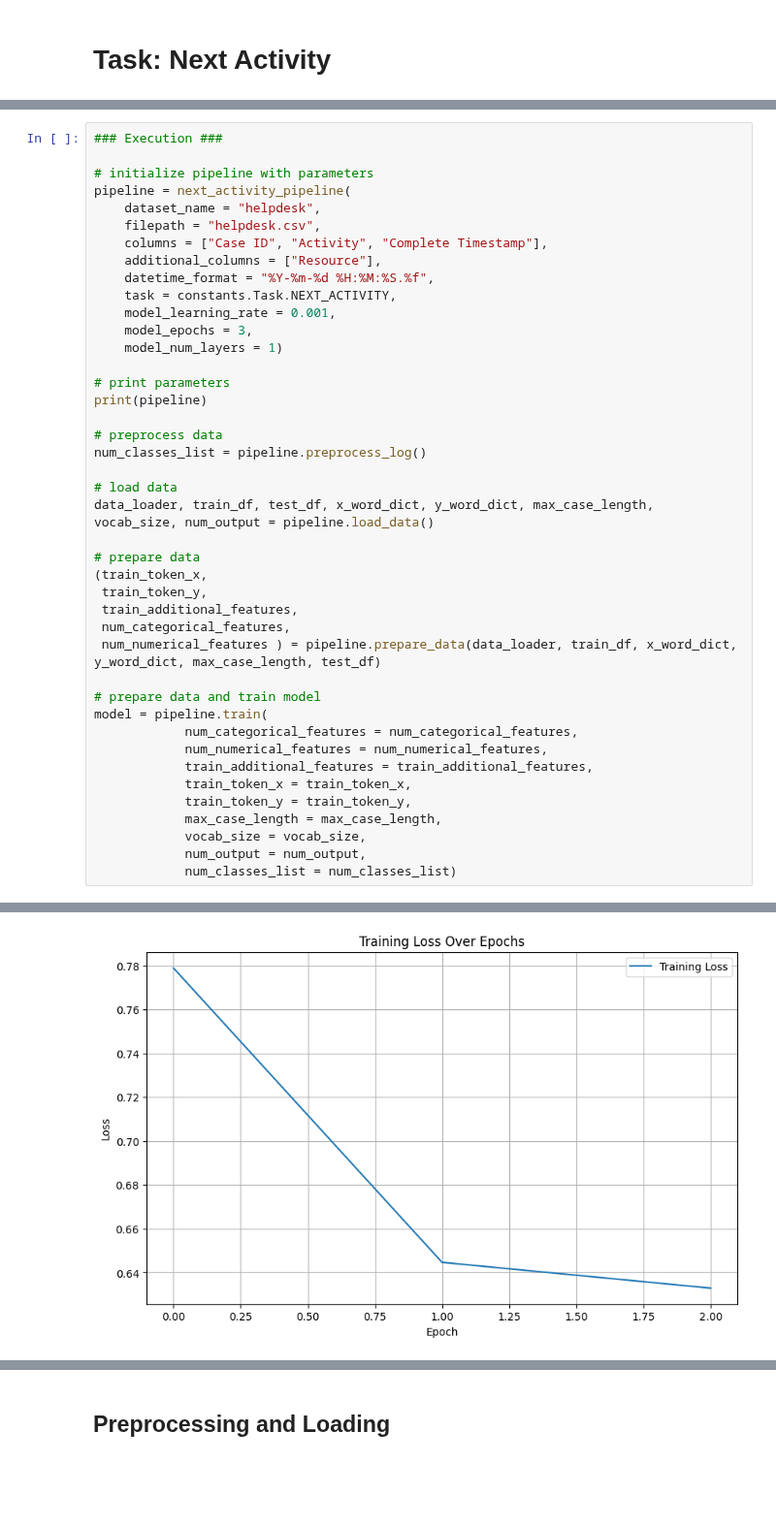
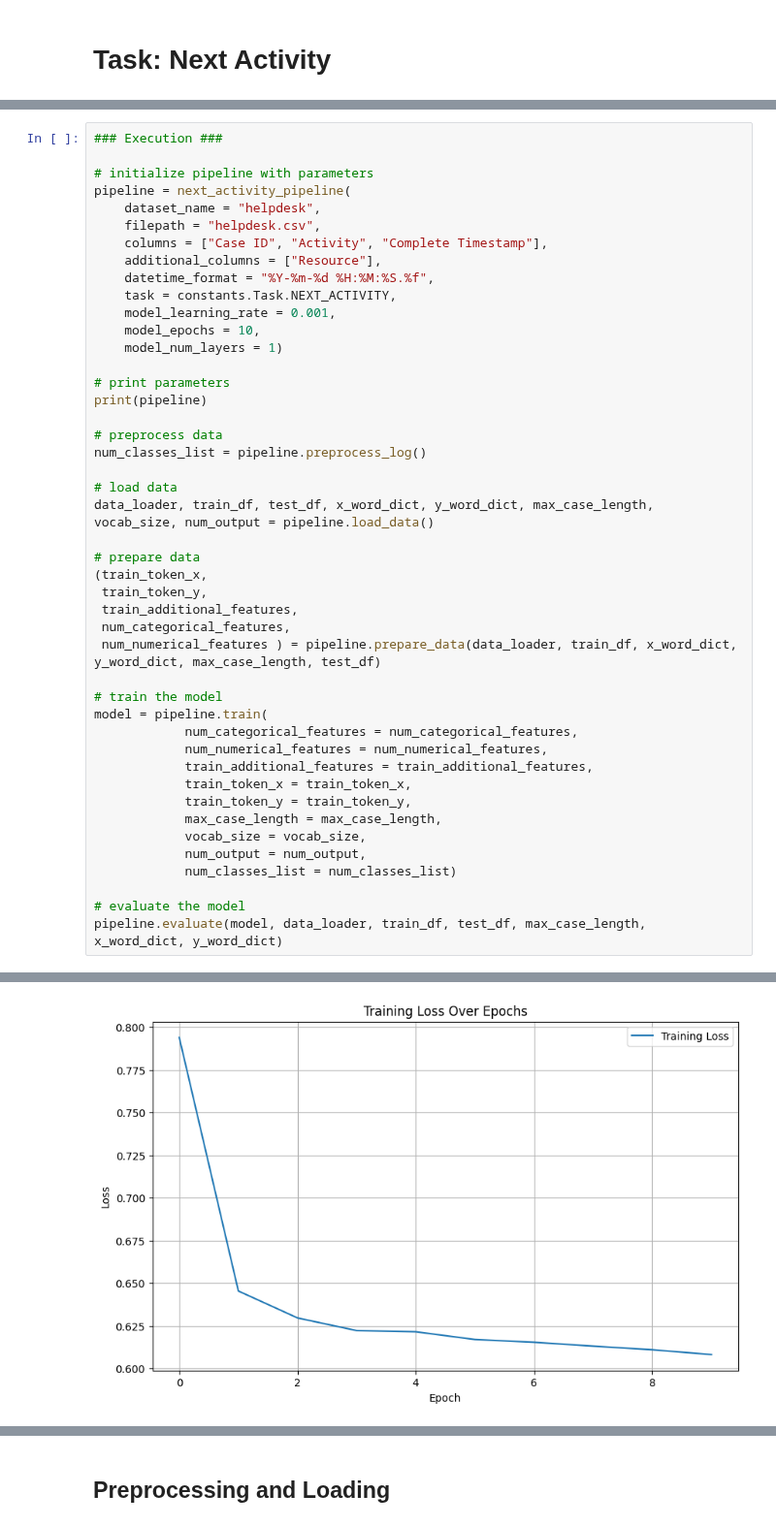
Before and after one commit to venividivincii/MasterThesis, a Jupyter notebook: MultiTaskTransformer/main.ipynb, the cells around one changed output, grey strips where cells are left out. Shown at 97% size. Cells and saved outputs as stored; diff of their text form; blank space fills up the shorter version.

```diff
--- a/MultiTaskTransformer/main.ipynb
+++ b/MultiTaskTransformer/main.ipynb
@@ -162,7 +223,7 @@ pipeline = next_activity_pipeline(
     datetime_format = "%Y-%m-%d %H:%M:%S.%f",
     task = constants.Task.NEXT_ACTIVITY,
     model_learning_rate = 0.001,
-    model_epochs = 3,
+    model_epochs = 10,
     model_num_layers = 1)
 
 # print parameters
@@ -181,7 +242,7 @@ data_loader, train_df, test_df, x_word_dict, y_word_dict, max_case_length, vocab
  num_categorical_features,
  num_numerical_features ) = pipeline.prepare_data(data_loader, train_df, x_word_dict, y_word_dict, max_case_length, test_df)
 
-# prepare data and train model
+# train the model
 model = pipeline.train(
             num_categorical_features = num_categorical_features,
             num_numerical_features = num_numerical_features,
@@ -192,6 +253,9 @@ model = pipeline.train(
             vocab_size = vocab_size,
             num_output = num_output,
             num_classes_list = num_classes_list)
+
+# evaluate the model
+pipeline.evaluate(model, data_loader, train_df, test_df, max_case_length, x_word_dict, y_word_dict)
 # %% [output]
 dataset_name: 'helpdesk'
 filepath: 'helpdesk.csv'
@@ -216 +294 @@ Epoch 3/3
-[figure, old version]
+[figure, new version]
```
Also changed, not shown: parts of 3 cells of this notebook, 1 other file.
